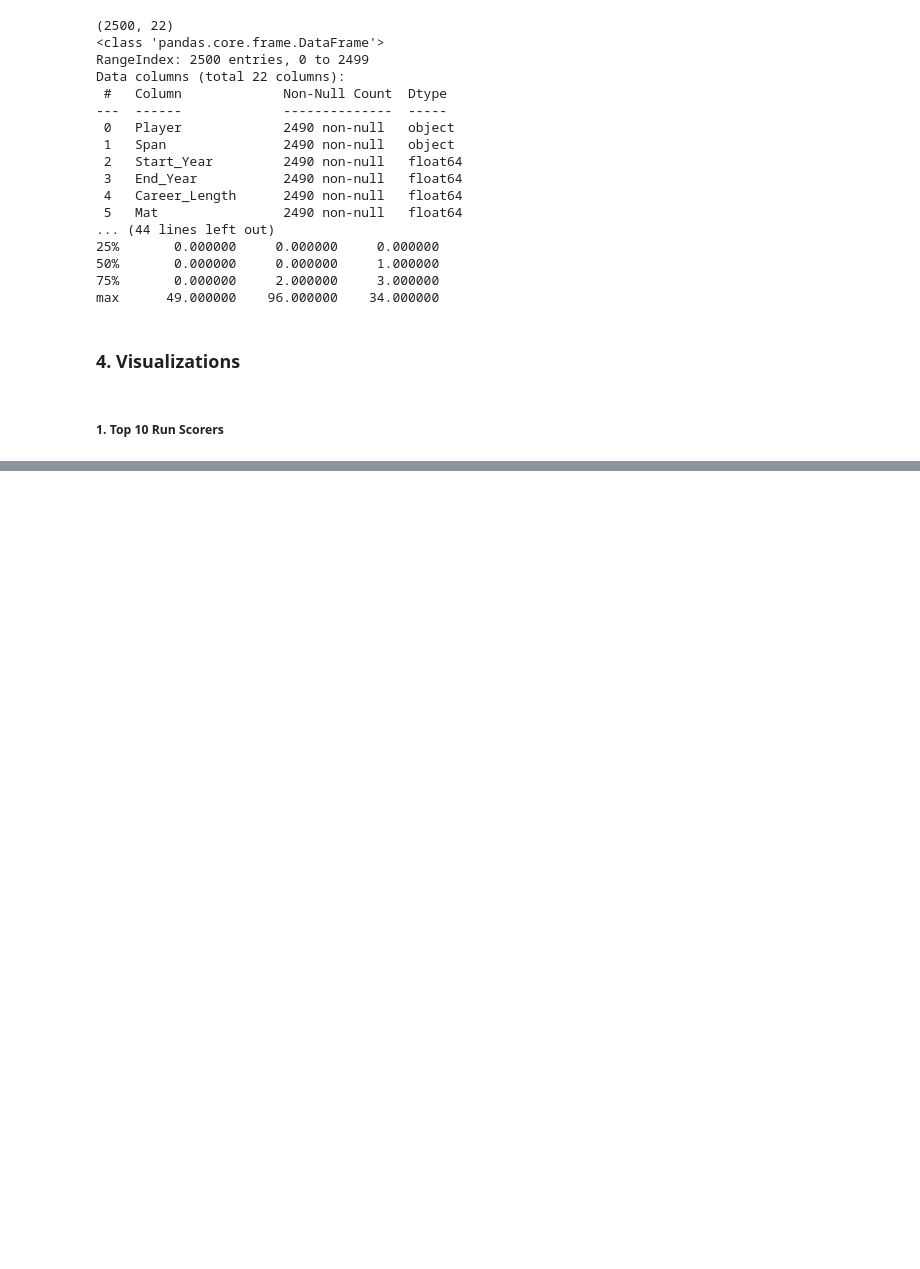
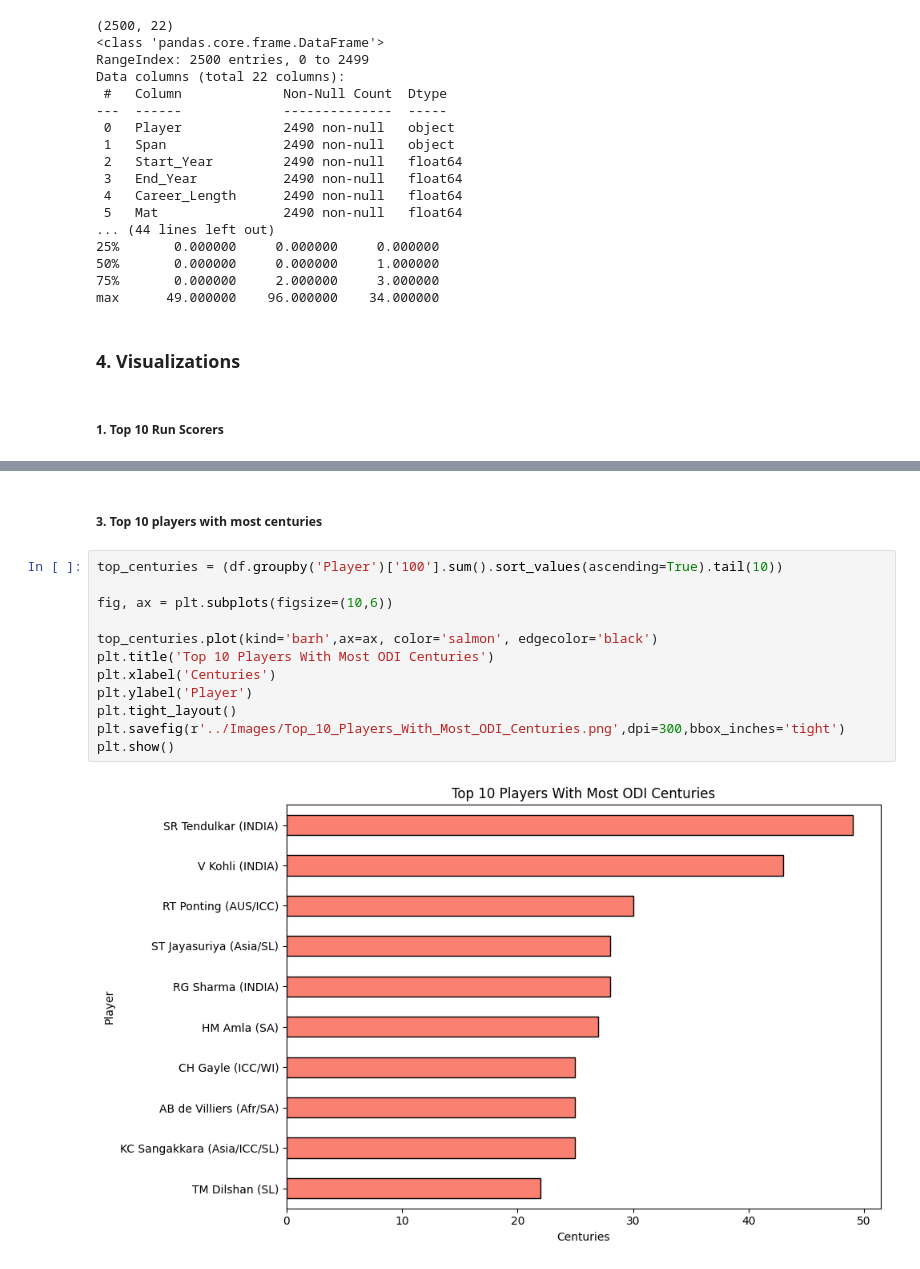
Before and after one commit to harsa4333/Cricket-Analytics-Dashboard, a Jupyter notebook: Python/01_Batting_EDA.ipynb, the cells around one changed output, grey strips where cells are left out. Saved outputs shown, nothing was run; the diff lists cells and outputs as text; blank space fills up the shorter version.

```diff
--- a/Python/01_Batting_EDA.ipynb
+++ b/Python/01_Batting_EDA.ipynb
@@ -65,0 +86,16 @@ plt.show()
+# %% [markdown]
+##### 3. **Top 10 players with most centuries**
+# %%
+top_centuries = (df.groupby('Player')['100'].sum().sort_values(ascending=True).tail(10))
+
+fig, ax = plt.subplots(figsize=(10,6))
+
+top_centuries.plot(kind='barh',ax=ax, color='salmon', edgecolor='black')
+plt.title('Top 10 Players With Most ODI Centuries')
+plt.xlabel('Centuries')
+plt.ylabel('Player')
+plt.tight_layout()
+plt.savefig(r'../Images/Top_10_Players_With_Most_ODI_Centuries.png',dpi=300,bbox_inches='tight')
+plt.show()
+# %% [output]
+[figure, added]
```
Also changed, not shown: parts of 9 cells of this notebook, 6 other files.
